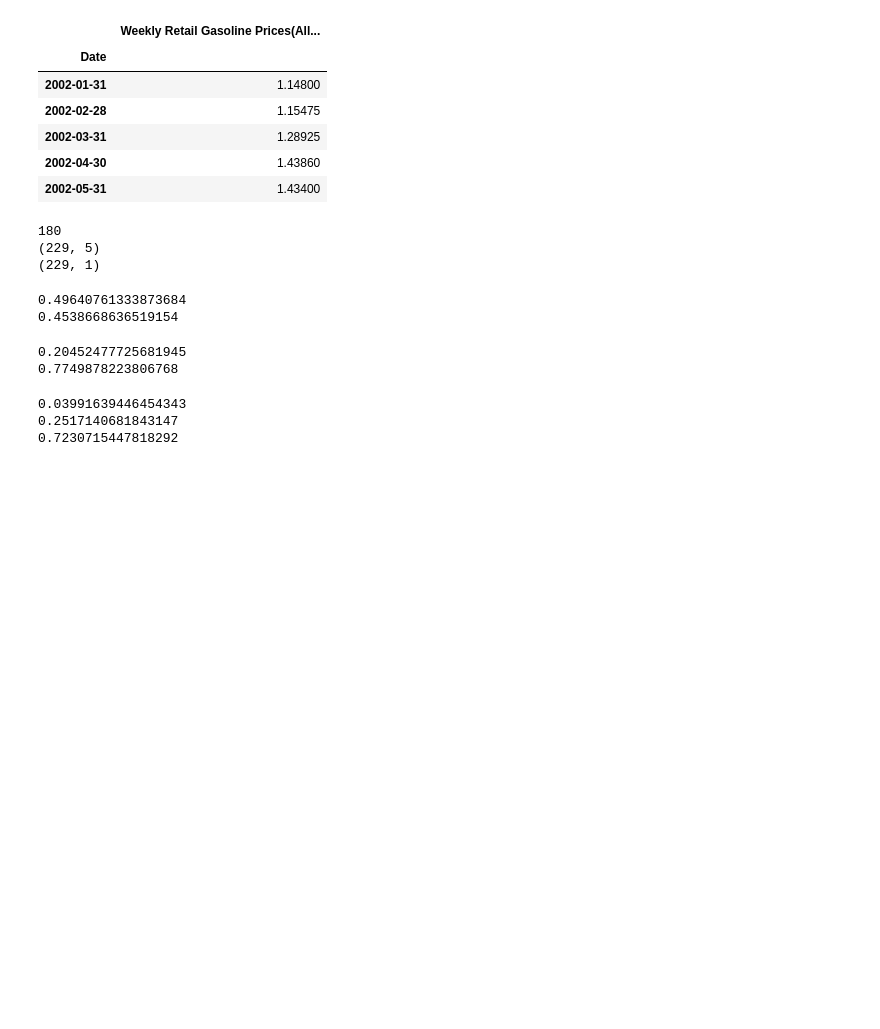
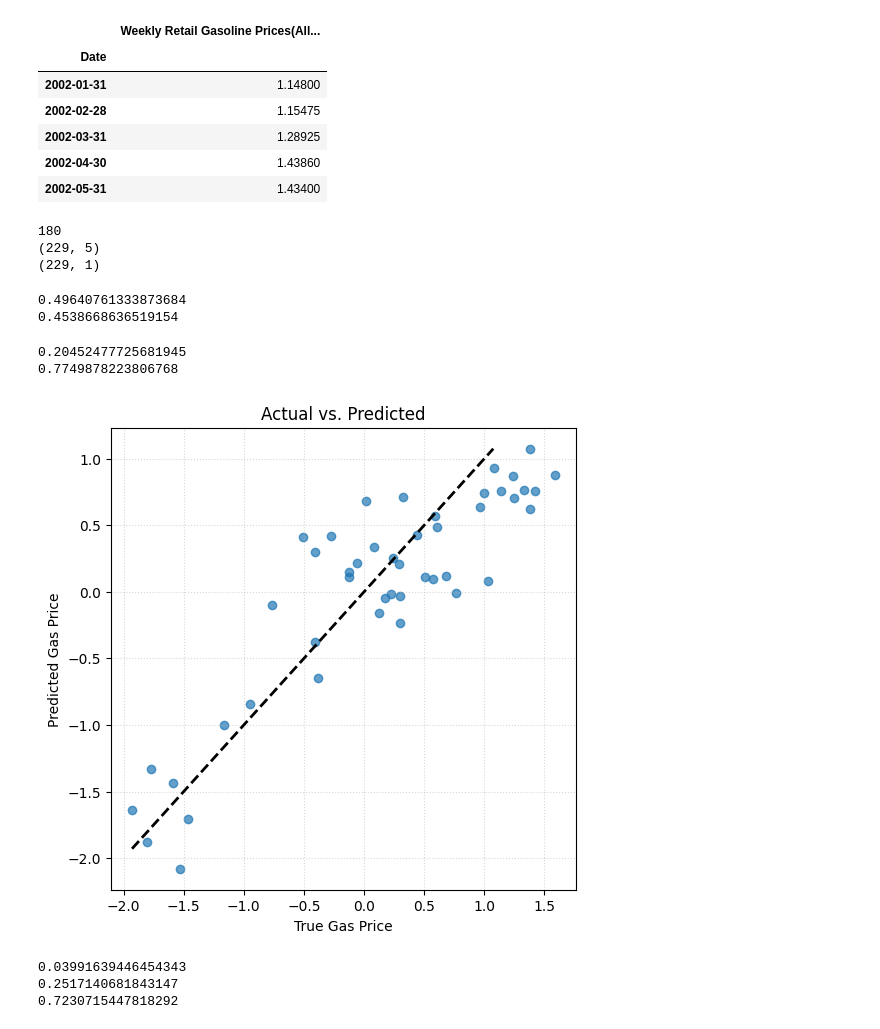
Before and after one commit to rohan-w123/CMSC320Project, a Jupyter notebook: CMSC320_Final_Project.ipynb, the cells around one changed output. Drawn from its saved outputs; the diff is of its cells as text; code cells hidden in the pictures; blank space fills up the shorter version.

```diff
--- a/CMSC320_Final_Project.ipynb
+++ b/CMSC320_Final_Project.ipynb
@@ -906,6 +893,20 @@ print(r_score)
 # %% [output]
 0.20452477725681945
 0.7749878223806768
+# %%
+plt.figure(figsize=(6,6))
+plt.scatter(y_test_scaled, y_test_pred, alpha=0.7)
+plt.plot([y_test_scaled.min(), y_test_pred.max()],
+         [y_test_scaled.min(), y_test_pred.max()],
+         linestyle='--', color='k', linewidth=2)
+
+plt.xlabel("True Gas Price")
+plt.ylabel("Predicted Gas Price")
+plt.title("Actual vs. Predicted")
+plt.grid(True, linestyle=':', alpha=0.5)
+plt.show()
+# %% [output]
+[figure, added]
 # %%
 from sklearn.ensemble import RandomForestRegressor
 
```
Also changed, not shown: parts of 4 cells of this notebook.
